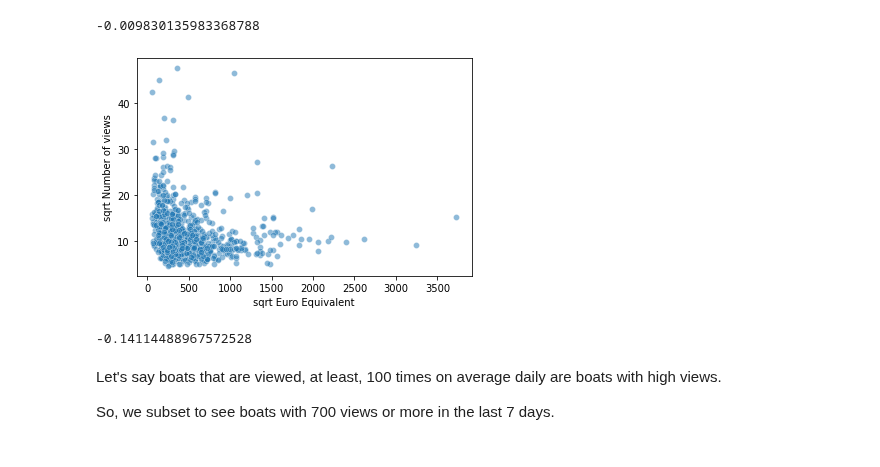
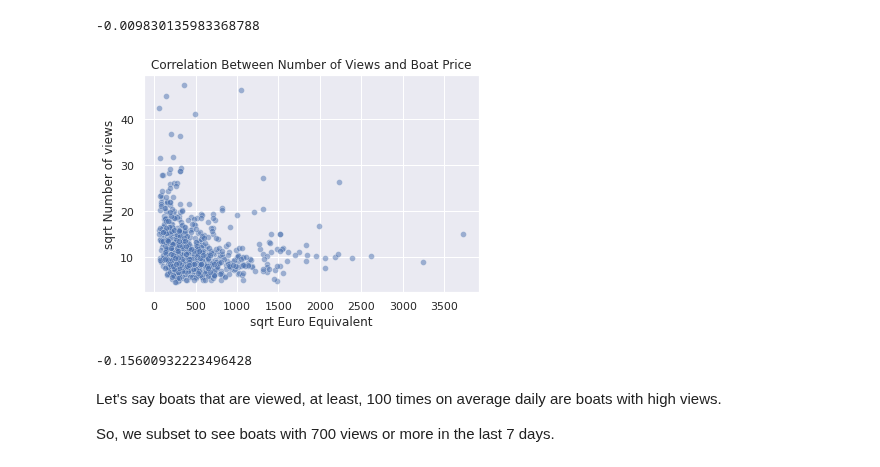
Before and after one commit to Titophilip/DataCamp, a Jupyter notebook: boat_data_analysis.ipynb, the cells around one changed output. Drawn from its saved outputs; the diff is of its cells as text; code cells hidden in the pictures.

```diff
--- a/boat_data_analysis.ipynb
+++ b/boat_data_analysis.ipynb
@@ -65,20 +67,19 @@ print(correlation)
 # %% [output]
 -0.009830135983368788
 # %%
-boat_data['sqrt Euro Equivalent'] = np.sqrt(boat_data['Euro Equivalent'])
-boat_data['sqrt Number of views'] = np.sqrt(boat_data['Number of views last 7 days'])
-
-# sample = boat_data.sample(n=500)
-
-sns.scatterplot(data= sample, x='sqrt Euro Equivalent', y='sqrt Number of views', alpha=0.5)
-plt.show()
+sample['sqrt Euro Equivalent'] = np.sqrt(sample['Euro Equivalent'])
+sample['sqrt Number of views'] = np.sqrt(sample['Number of views last 7 days'])
-# %% [output]
-[figure, removed]
+# %%
+sns.scatterplot(data= sample, x='sqrt Euro Equivalent', y='sqrt Number of views', alpha=0.5)
+plt.title('Correlation Between Number of Views and Boat Price')
+plt.show()
+# %% [output]
+[figure, added]
 # %%
-correlation_sqrt = boat_data['sqrt Euro Equivalent'].corr(boat_data['sqrt Number of views'])
+correlation_sqrt = sample['sqrt Euro Equivalent'].corr(sample['sqrt Number of views'])
 print(correlation_sqrt)
 # %% [output]
--0.14114488967572528
+-0.15600932223496428
 # %% [markdown]
 Let's say boats that are viewed, at least, 100 times on average daily are boats with high views.
 
```
Also changed, not shown: parts of 10 cells of this notebook.
